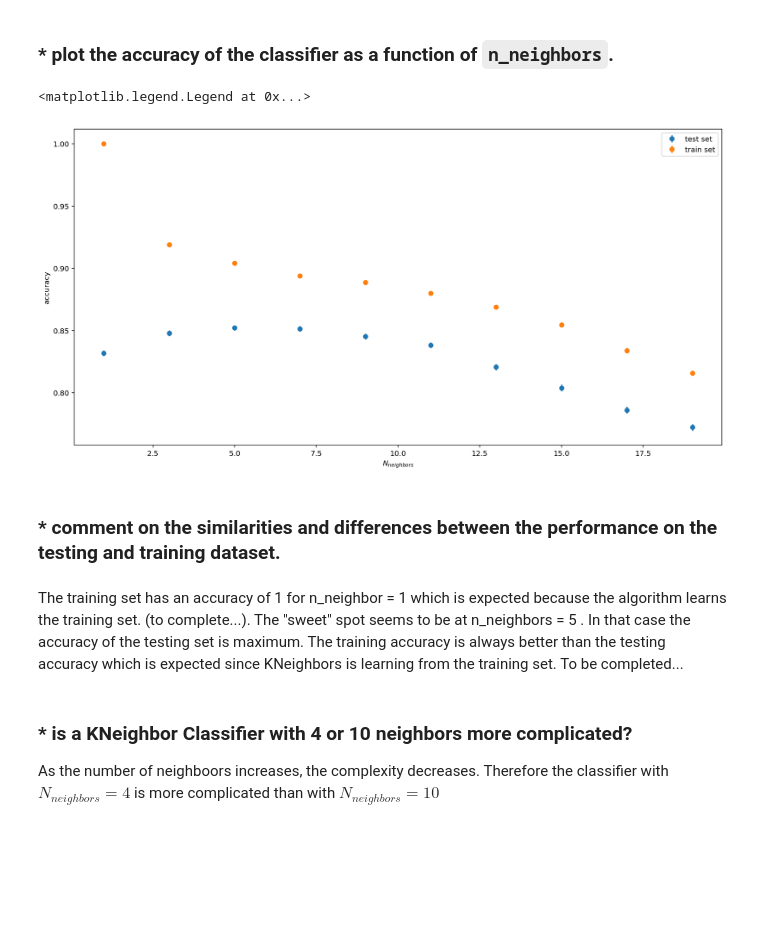
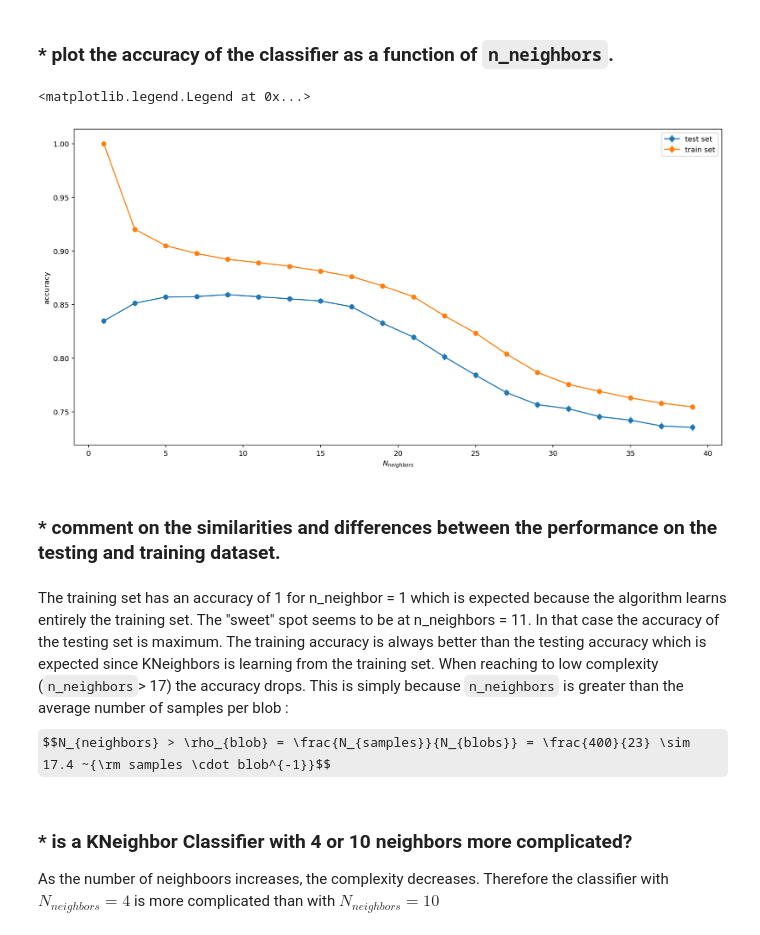
Before and after one commit to calispac/advanced-computing-2018, a Jupyter notebook: material/lecture-01/exercise.ipynb, the cells around one changed output. Drawn from its saved outputs; the diff is of its cells as text; code cells hidden in the pictures; some formulas as TeX source; blank space fills up the shorter version.

```diff
--- a/material/lecture-01/exercise.ipynb
+++ b/material/lecture-01/exercise.ipynb
@@ -124,7 +124,7 @@ def evaluate_accuracy(classifier, X, y):
 # %%
 from sklearn.model_selection import train_test_split
 
-n_trials = 1000
+n_trials = 500
 test_sizes = np.linspace(10, 90, num=100) / 100
 scores = np.zeros((2,) + test_sizes.shape + (n_trials, ))
 
@@ -167,8 +167,8 @@ It seems that the best splitting is : ~0.5 testing and ~0.5 training. For now we
 ### * plot the accuracy of the classifier as a function of `n_neighbors`.
 # %%
 n_trials = 500
-test_size = 0.5
-number_of_neighbors = np.arange(1, 21, 2) # Since KNN works on a voting system, it is better to use odd numbers of neighbors
+test_size = 0.3
+number_of_neighbors = np.arange(1, 41, 2) # Since KNN works on a voting system, it is better to use odd numbers of neighbors
 scores = np.zeros((2,) + number_of_neighbors.shape + (n_trials, ))
 
 for j in range(n_trials):
@@ -190,20 +190,21 @@ for j in range(n_trials):
 # %%
 val = scores.mean(axis=-1)
 err = scores.std(axis=-1) / np.sqrt(scores.shape[-1])
 
 plt.figure(figsize=(16, 8))
-plt.errorbar(number_of_neighbors, val[0], yerr=err[0], label='test set', linestyle='None', marker='o')
-plt.errorbar(number_of_neighbors, val[1], yerr=err[1], label='train set', linestyle='None', marker='o')
+plt.errorbar(number_of_neighbors, val[0], yerr=err[0], label='test set', linestyle='-', marker='o')
+plt.errorbar(number_of_neighbors, val[1], yerr=err[1], label='train set', linestyle='-', marker='o')
 plt.xlabel('$N_{neighbors}$')
 plt.ylabel('accuracy')
 plt.legend(loc='best')
 # %% [output]
 <matplotlib.legend.Legend at 0x...>
-[figure, old version]
+[figure, new version]
 # %% [markdown]
 ### * comment on the similarities and differences between the performance on the testing and training dataset.
 # %% [markdown]
-The training set has an accuracy of 1 for n_neighbor = 1 which is expected because the algorithm learns the training set. (to complete...). The "sweet" spot seems to be at n_neighbors = 5 . In that case the accuracy of the testing set is maximum. The training accuracy is always better than the testing accuracy which is expected since KNeighbors is learning from the training set. To be completed...
+The training set has an accuracy of 1 for n_neighbor = 1 which is expected because the algorithm learns entirely the training set. The "sweet" spot seems to be at n_neighbors = 11. In that case the accuracy of the testing set is maximum. The training accuracy is always better than the testing accuracy which is expected since KNeighbors is learning from the training set. When reaching to low complexity (`n_neighbors`> 17) the accuracy drops. This is simply because `n_neighbors` is greater than the average number of samples per blob :
+$$N_{neighbors} > \rho_{blob} = \frac{N_{samples}}{N_{blobs}} = \frac{400}{23} \sim  17.4 ~{\rm samples \cdot blob^{-1}}$$
 # %% [markdown]
 ### * is a KNeighbor Classifier with 4 or 10 neighbors more complicated?
 
```
Also changed, not shown: parts of 10 cells of this notebook.
